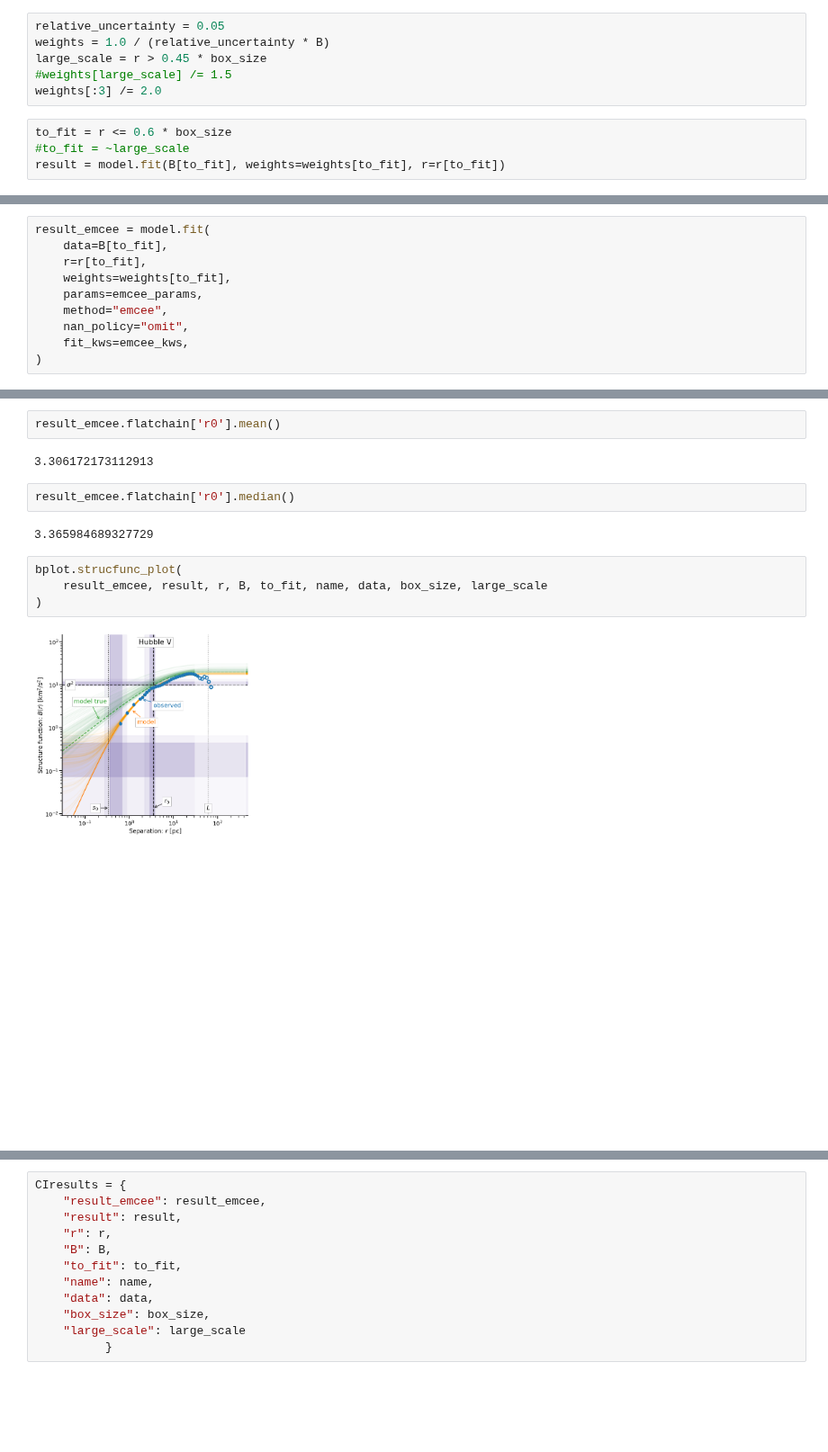
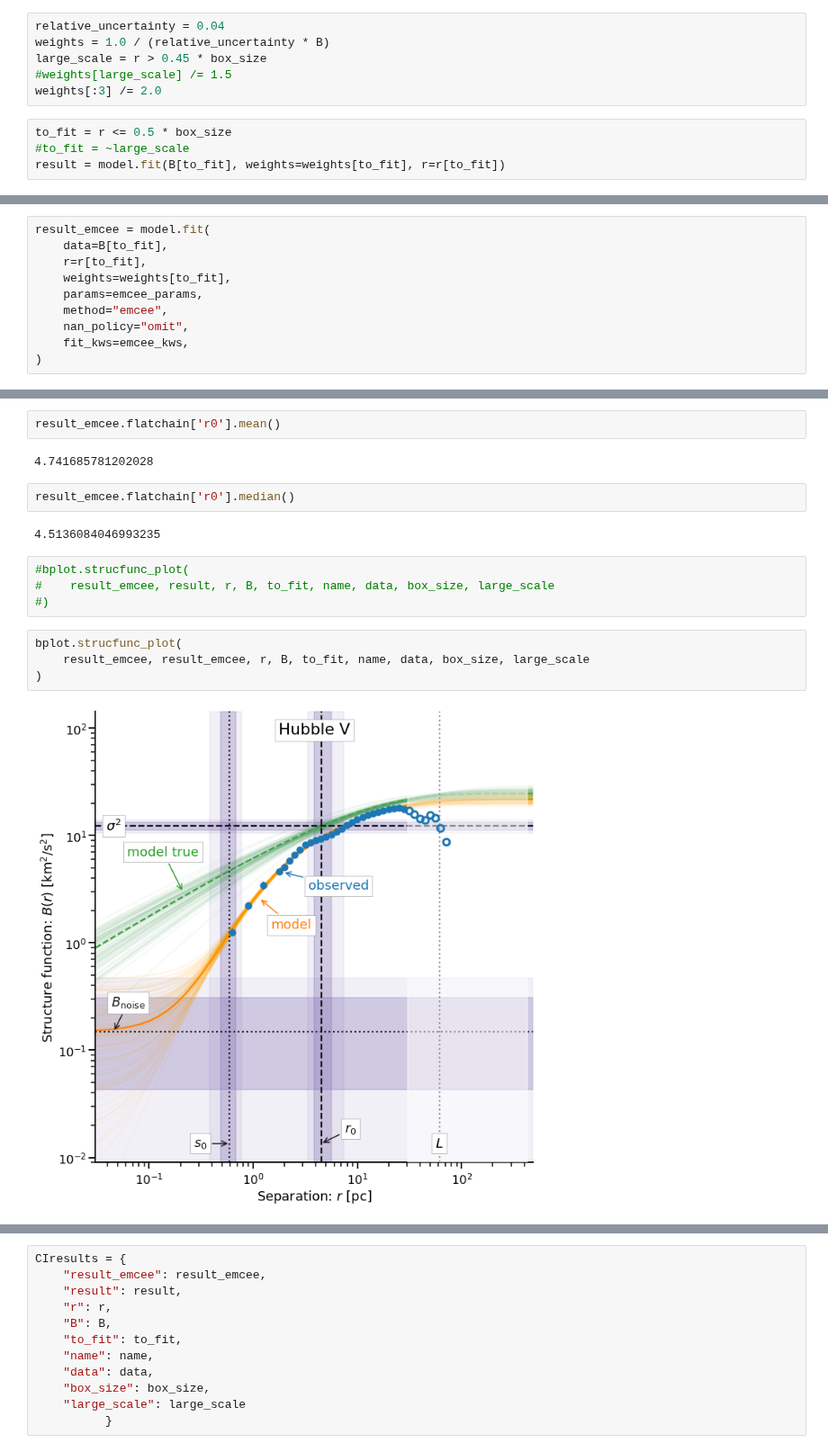
Before and after one commit to JavGVastro/PhD.Paper, a Jupyter notebook: CIHV.ipynb, the cells around one changed output, grey strips where cells are left out. Shown at 90% size. Saved outputs shown, nothing was run; the diff lists cells and outputs as text; blank space fills up the shorter version.

```diff
--- a/CIHV.ipynb
+++ b/CIHV.ipynb
@@ -74,13 +74,13 @@ pd.DataFrame(model.param_hints)
 | min | 0.612194 | 4.494278 | 0.5 | 0.242407 | 0.000000 |
 | max | 122.438829 | 35.954227 | 2.0 | 3.636103 | 3.759069 |
 # %%
-relative_uncertainty = 0.05
+relative_uncertainty = 0.04
 weights = 1.0 / (relative_uncertainty * B)
 large_scale = r > 0.45 * box_size
 #weights[large_scale] /= 1.5
 weights[:3] /= 2.0
 # %%
-to_fit = r <= 0.6 * box_size
+to_fit = r <= 0.5 * box_size
 #to_fit = ~large_scale
 result = model.fit(B[to_fit], weights=weights[to_fit], r=r[to_fit])
 # %%
@@ -234,14 +231,18 @@ bplot.corner_plot(
 # %%
 result_emcee.flatchain['r0'].mean()
 # %% [output]
-3.306172173112913
+4.741685781202028
 # %%
 result_emcee.flatchain['r0'].median()
 # %% [output]
-3.365984689327729
+4.5136084046993235
+# %%
+#bplot.strucfunc_plot(
+#    result_emcee, result, r, B, to_fit, name, data, box_size, large_scale
+#)
 # %%
 bplot.strucfunc_plot(
-    result_emcee, result, r, B, to_fit, name, data, box_size, large_scale
+    result_emcee, result_emcee, r, B, to_fit, name, data, box_size, large_scale
 )
 # %% [output]
-[figure, old version]
+[figure, new version]
```
Also changed, not shown: parts of 8 cells of this notebook, 9 other files.
